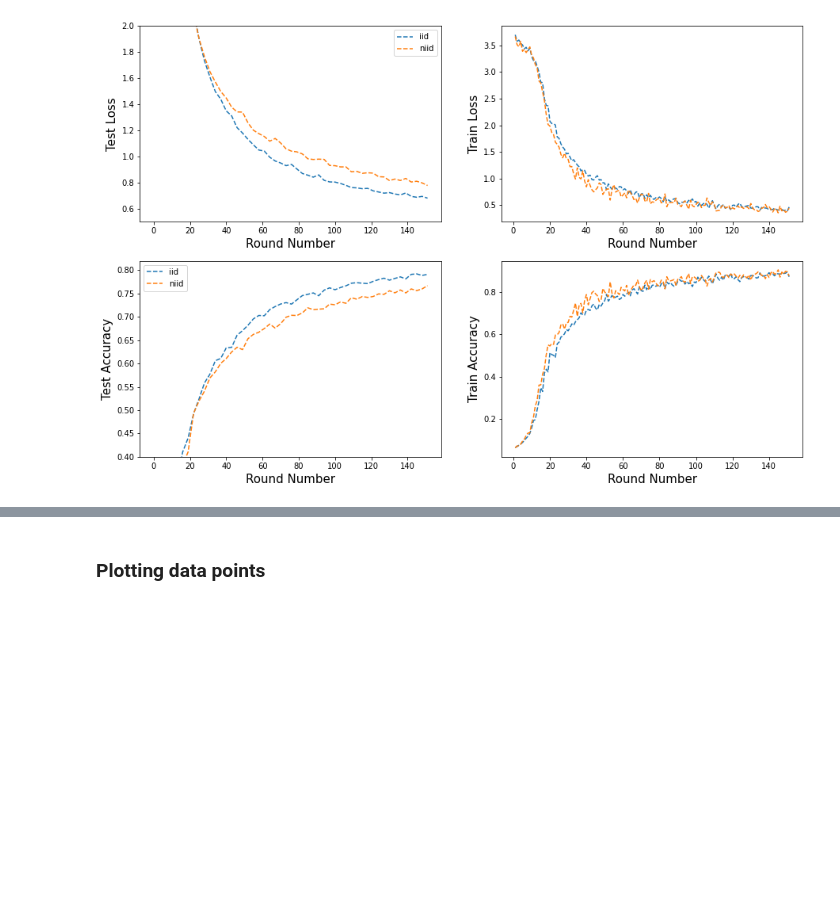
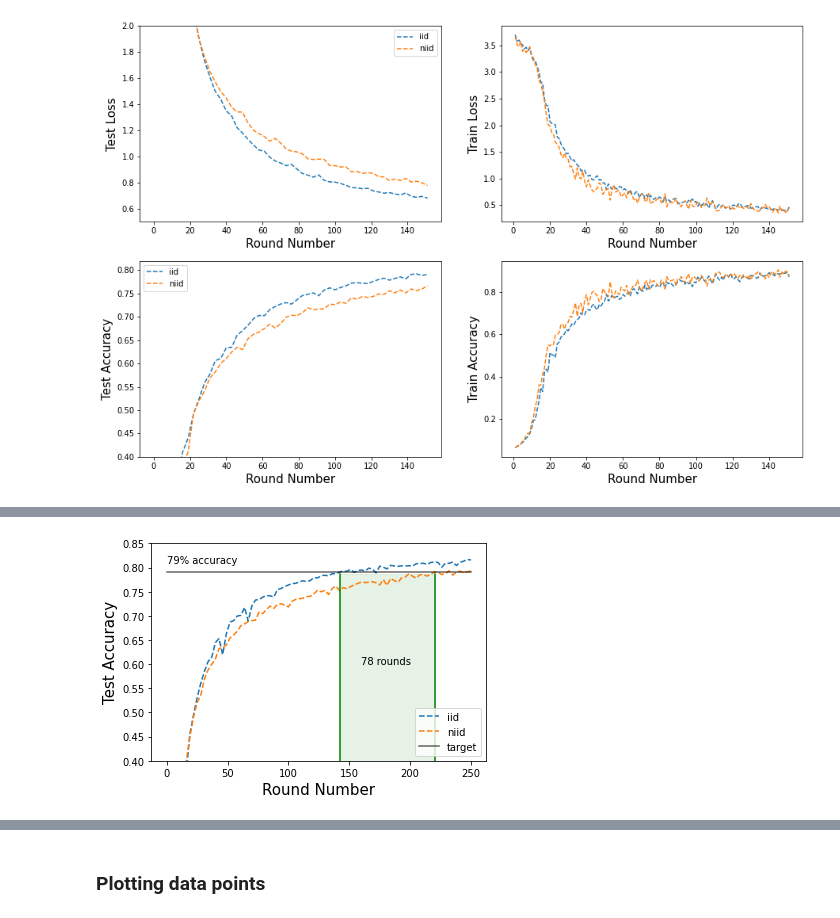
Before and after one commit to akash-07/optml-project, a Jupyter notebook: fedavg/src_realworld/plotter.ipynb, the cells around one changed output, grey strips where cells are left out. Saved outputs shown, nothing was run; the diff lists cells and outputs as text; code cells hidden in the pictures; blank space fills up the shorter version.

```diff
--- a/fedavg/src_realworld/plotter.ipynb
+++ b/fedavg/src_realworld/plotter.ipynb
@@ -69,3 +90,30 @@ Text(0.5, 0, 'Round Number')
+# %%
+# For Target line
+xs = list(range(251))
+ys = [0.79]*len(xs)
+# %%
+plt.figure(figsize=(6,4))
+
+for alg in [alg1, alg2]:
+    plt.plot(test_loss_indexes[alg], test_accuracies[alg], '--', label=alg)
+
+plt.plot(xs, ys, '-', label='target', color='black', alpha = 0.6)
+plt.axvline(x=142, ymax=0.86, color='green')
+plt.axvline(x=220, ymax=0.86, color='green')
+plt.axvspan(142, 220, alpha=0.1, ymax = 0.86, color='green')
+plt.text(160, 0.6, '78 rounds')
+plt.text(0, 0.81, '79% accuracy')
+
+plt.legend()
+plt.ylabel('Test Accuracy', fontsize=15)
+plt.xlabel('Round Number', fontsize=15)
+plt.ylim(0.4, 0.85)
+
+# plt.legend()
+# fig.suptitle('Perceptron Training | local steps = 1000', fontsize=15)
+# plt.savefig('../../logs/figures/final/femnist_iid_vs_niid_loss_acc.jpg', dpi=300)
+# %% [output]
+[figure, added]
 # %%
 fig, (axs1, axs2) = plt.subplots(1, 2, figsize=(12, 4))
 
```
Also changed, not shown: parts of 8 cells of this notebook, 5 other files.
